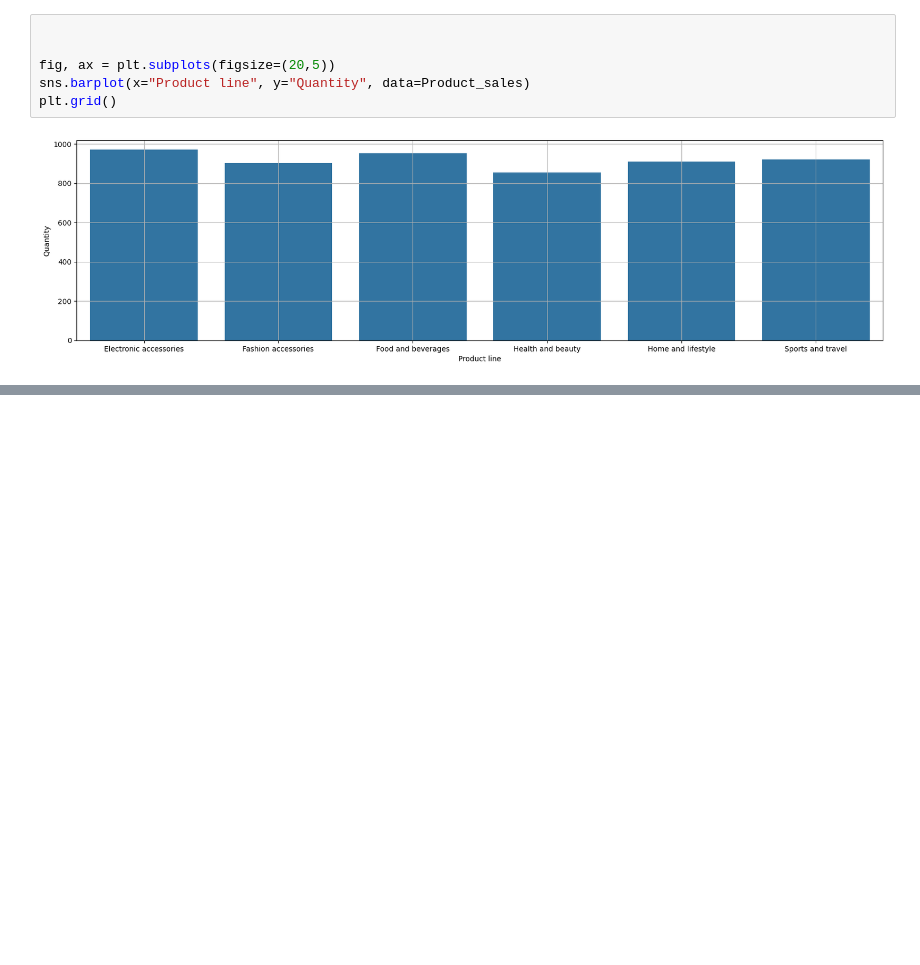
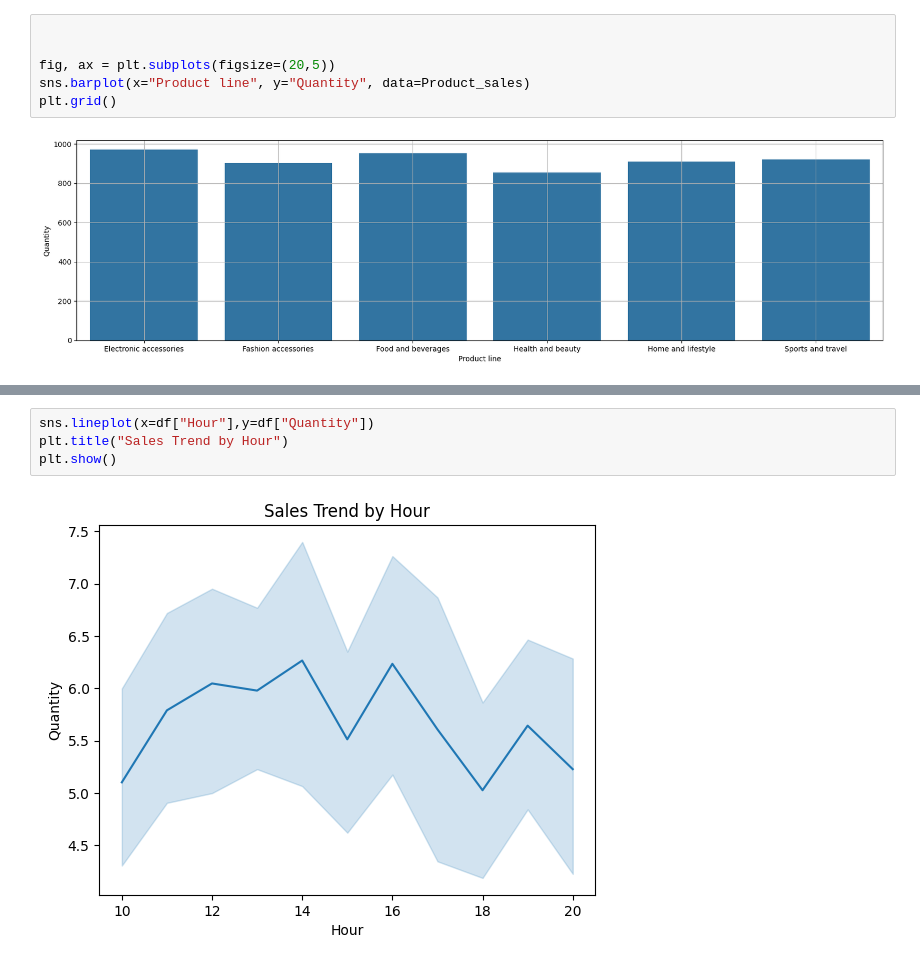
Before and after one commit to Sanjay-799/Supermarket-Sales-Analysis, a Jupyter notebook: Supermarket_Sales_Analysis.ipynb, the cells around one changed output, grey strips where cells are left out. Drawn from its saved outputs; the diff is of its cells as text; blank space fills up the shorter version.

```diff
--- a/Supermarket_Sales_Analysis.ipynb
+++ b/Supermarket_Sales_Analysis.ipynb
@@ -429,0 +504,6 @@ array([5, 4, 6, 0, 3, 2, 1], dtype=int32)
+# %%
+sns.lineplot(x=df["Hour"],y=df["Quantity"])
+plt.title("Sales Trend by Hour")
+plt.show()
+# %% [output]
+[figure, added]
```
Also changed, not shown: parts of 27 cells of this notebook.
